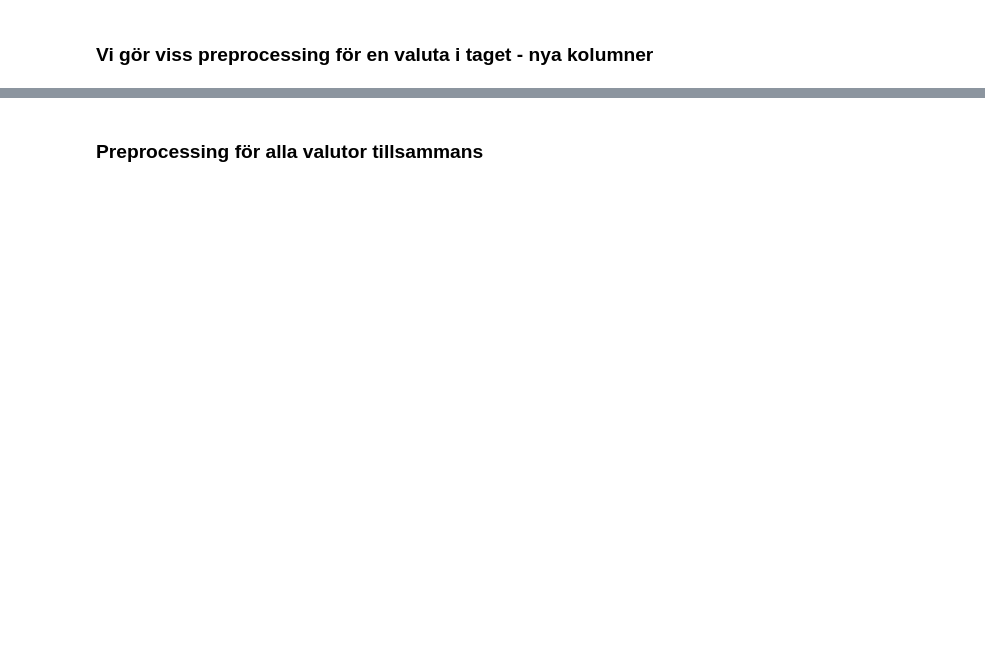
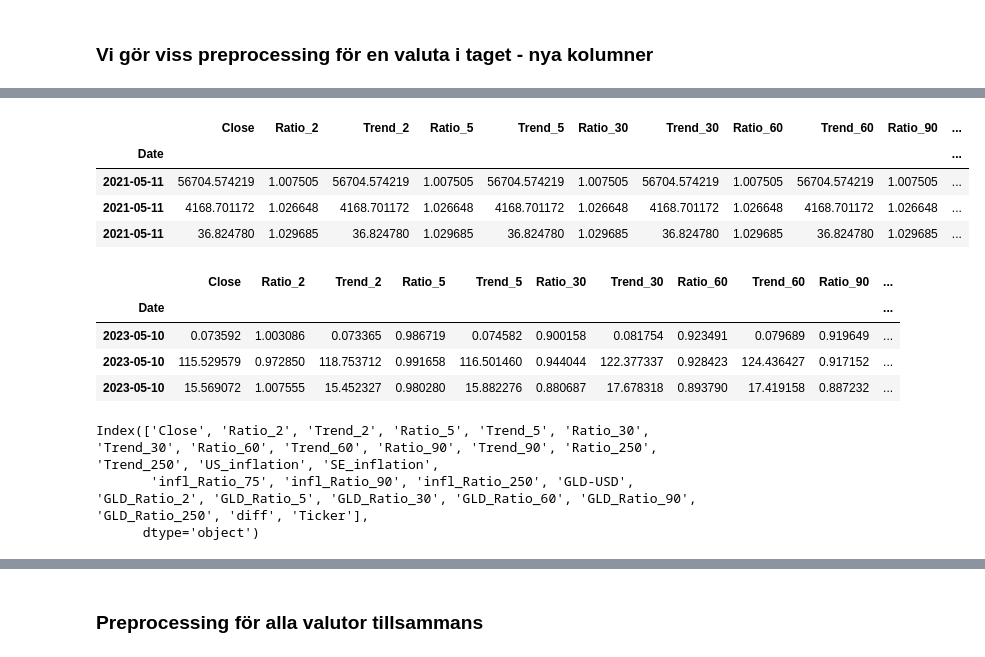
Before and after one commit to carokanns/the_new_Krypto, a Jupyter notebook: my_testa_modeller.ipynb, the cells around one changed output, grey strips where cells are left out. Saved outputs shown, nothing was run; the diff lists cells and outputs as text; code cells hidden in the pictures; blank space fills up the shorter version.

```diff
--- a/my_testa_modeller.ipynb
+++ b/my_testa_modeller.ipynb
@@ -599,0 +400,32 @@ df2[predictors].head(40)
+# %%
+the_dict = df_dict.copy()
+# Slå ihop alla df_dict till  df2 med gemnsamma kolumner
+for df_name in the_dict:
+    the_dict[df_name] = the_dict[df_name].rename(
+        columns={the_dict[df_name].columns[0]: 'Close'})
+    # reset index in df_dict[df_name] but keep Date column
+    the_dict[df_name] = the_dict[df_name].reset_index(drop=False)
+    # add Ticker column to df_dict[df_name]
+    the_dict[df_name]['Ticker'] = df_name
+
+df2 = pd.concat(the_dict.values(), axis=0)
+df2.sort_values(by=['Date'], inplace=True)
+df2.query('Date == "2023-05-01" and Ticker == "df_DOGE-USD"')
+df2.set_index('Date', inplace=True)
+display(df2.head(3))
+display(df2.tail(3))
+display(df2.columns)
+# %% [output]
+|  | Close | Ratio_2 | Trend_2 | Ratio_5 | Trend_5 | Ratio_30 | Trend_30 | Ratio_60 | Trend_60 | Ratio_90 | ... |
+| Date |  |  |  |  |  |  |  |  |  |  | ... |
+| 2021-05-11 | 56704.574219 | 1.007505 | 56704.574219 | 1.007505 | 56704.574219 | 1.007505 | 56704.574219 | 1.007505 | 56704.574219 | 1.007505 | ... |
+| 2021-05-11 | 4168.701172 | 1.026648 | 4168.701172 | 1.026648 | 4168.701172 | 1.026648 | 4168.701172 | 1.026648 | 4168.701172 | 1.026648 | ... |
+| 2021-05-11 | 36.824780 | 1.029685 | 36.824780 | 1.029685 | 36.824780 | 1.029685 | 36.824780 | 1.029685 | 36.824780 | 1.029685 | ... |
+|  | Close | Ratio_2 | Trend_2 | Ratio_5 | Trend_5 | Ratio_30 | Trend_30 | Ratio_60 | Trend_60 | Ratio_90 | ... |
+| Date |  |  |  |  |  |  |  |  |  |  | ... |
+| 2023-05-10 | 0.073592 | 1.003086 | 0.073365 | 0.986719 | 0.074582 | 0.900158 | 0.081754 | 0.923491 | 0.079689 | 0.919649 | ... |
+| 2023-05-10 | 115.529579 | 0.972850 | 118.753712 | 0.991658 | 116.501460 | 0.944044 | 122.377337 | 0.928423 | 124.436427 | 0.917152 | ... |
+| 2023-05-10 | 15.569072 | 1.007555 | 15.452327 | 0.980280 | 15.882276 | 0.880687 | 17.678318 | 0.893790 | 17.419158 | 0.887232 | ... |
+Index(['Close', 'Ratio_2', 'Trend_2', 'Ratio_5', 'Trend_5', 'Ratio_30', 'Trend_30', 'Ratio_60', 'Trend_60', 'Ratio_90', 'Trend_90', 'Ratio_250', 'Trend_250', 'US_inflation', 'SE_inflation',
+       'infl_Ratio_75', 'infl_Ratio_90', 'infl_Ratio_250', 'GLD-USD', 'GLD_Ratio_2', 'GLD_Ratio_5', 'GLD_Ratio_30', 'GLD_Ratio_60', 'GLD_Ratio_90', 'GLD_Ratio_250', 'diff', 'Ticker'],
+      dtype='object')
```
Also changed, not shown: parts of 41 cells of this notebook, 2 other files.
